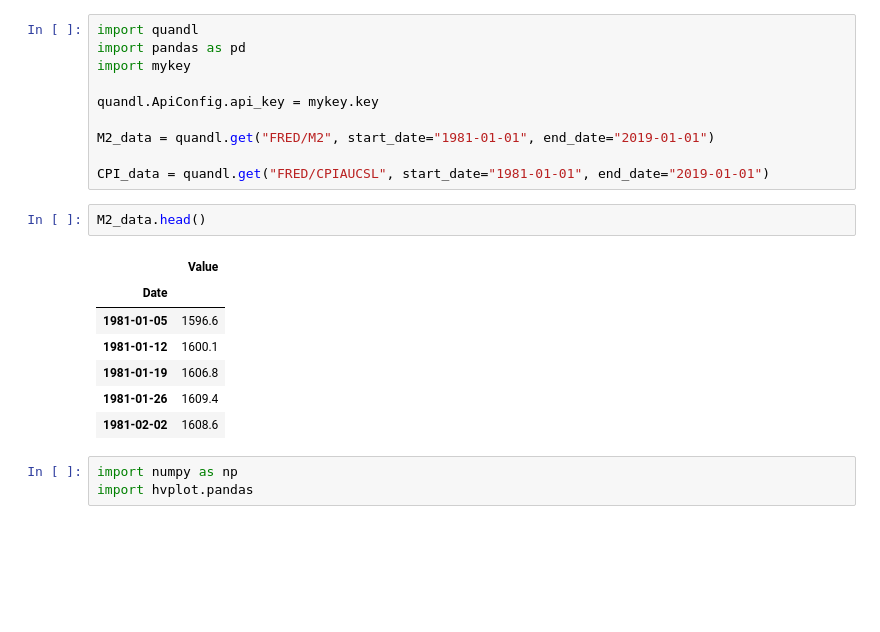
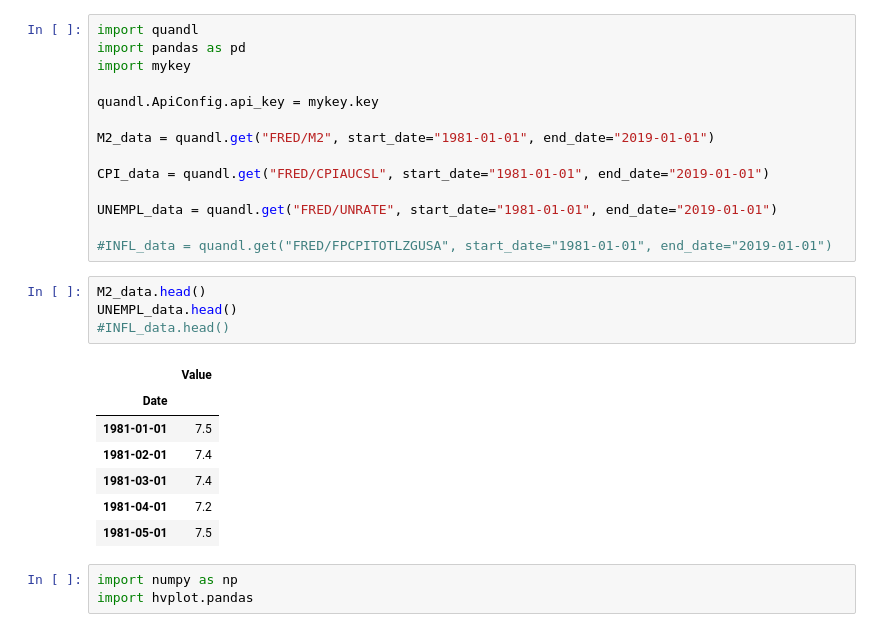
Before and after one commit to mhugman/RiceProj, a Jupyter notebook: notebooks/QuandlQuantity.ipynb, the cells around one changed output. Drawn from its saved outputs; the diff is of its cells as text; blank space fills up the shorter version.

Commit message:
added iexfinance test and unempl

```diff
--- a/notebooks/QuandlQuantity.ipynb
+++ b/notebooks/QuandlQuantity.ipynb
@@ -8,16 +8,22 @@ quandl.ApiConfig.api_key = mykey.key
 M2_data = quandl.get("FRED/M2", start_date="1981-01-01", end_date="2019-01-01")
 
 CPI_data = quandl.get("FRED/CPIAUCSL", start_date="1981-01-01", end_date="2019-01-01")
+
+UNEMPL_data = quandl.get("FRED/UNRATE", start_date="1981-01-01", end_date="2019-01-01")
+
+#INFL_data = quandl.get("FRED/FPCPITOTLZGUSA", start_date="1981-01-01", end_date="2019-01-01")
 # %%
 M2_data.head()
+UNEMPL_data.head()
+#INFL_data.head()
 # %% [output]
 |  | Value |
 | Date |  |
-| 1981-01-05 | 1596.6 |
-| 1981-01-12 | 1600.1 |
-| 1981-01-19 | 1606.8 |
-| 1981-01-26 | 1609.4 |
-| 1981-02-02 | 1608.6 |
+| 1981-01-01 | 7.5 |
+| 1981-02-01 | 7.4 |
+| 1981-03-01 | 7.4 |
+| 1981-04-01 | 7.2 |
+| 1981-05-01 | 7.5 |
 # %%
 import numpy as np
 import hvplot.pandas
```
Also changed, not shown: parts of 7 cells of this notebook, 2 other files.
